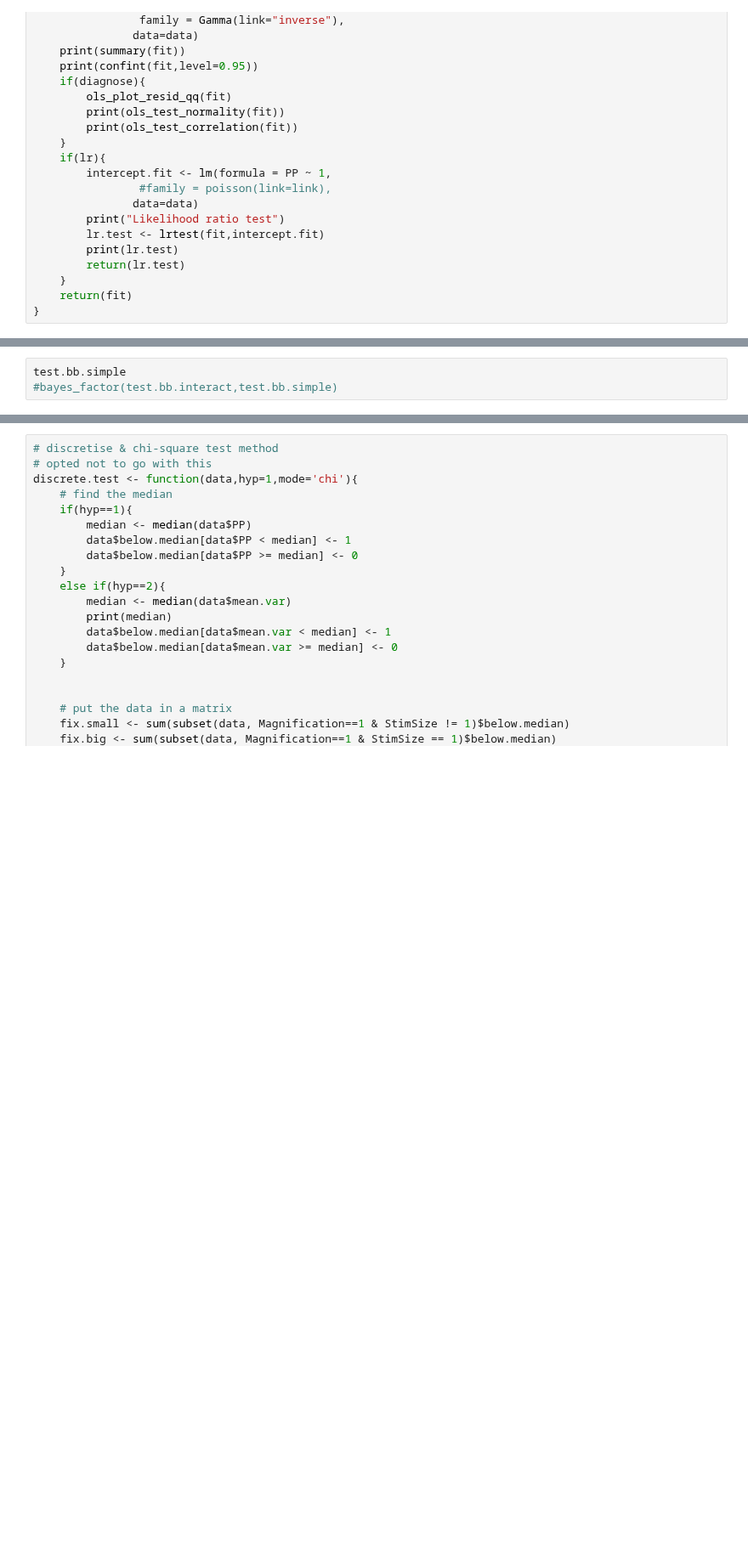
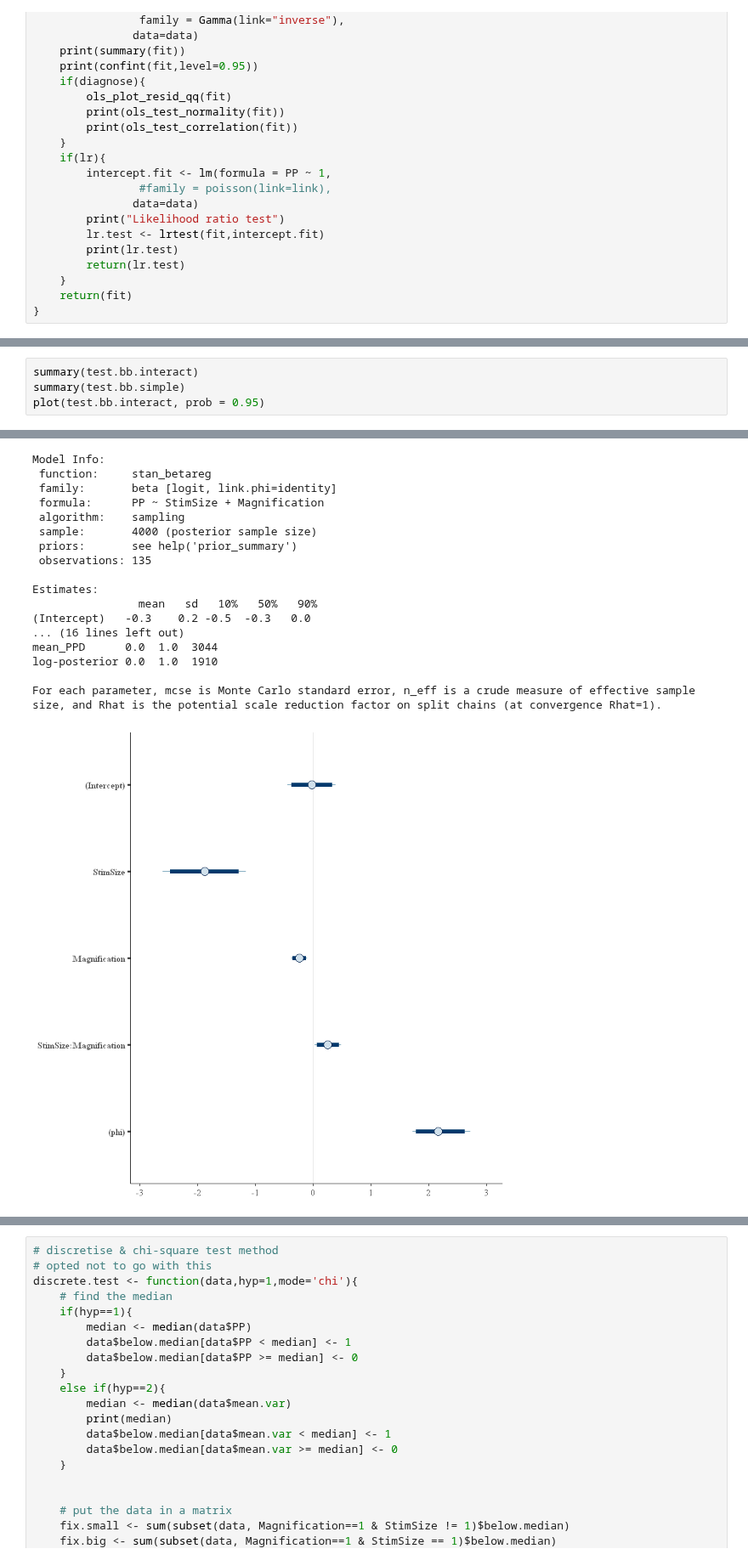
Before and after one commit to ArielZJ/Precision-Phenomenology-Data-Analysis, a Jupyter notebook: Fovea vs. Periphery Color Similarity Pilot Analysis - 2stim Analysis.ipynb, the cells around one changed output, grey strips where cells are left out. Shown at 85% size. Saved outputs shown, nothing was run; the diff lists cells and outputs as text; blank space fills up the shorter version.

```diff
--- a/Fovea vs. Periphery Color Similarity Pilot Analysis - 2stim Analysis.ipynb
+++ b/Fovea vs. Periphery Color Similarity Pilot Analysis - 2stim Analysis.ipynb
@@ -1645,4 +1665,5 @@ ERROR: Error: logml values need to be numeric
 # %%
-test.bb.simple
-#bayes_factor(test.bb.interact,test.bb.simple)
+summary(test.bb.interact)
+summary(test.bb.simple)
+plot(test.bb.interact, prob = 0.95)
 # %% [output]
@@ -1663,0 +1687,18 @@ Warmup: 5000L
+Model Info:
+ function:     stan_betareg
+ family:       beta [logit, link.phi=identity]
+ formula:      PP ~ StimSize + Magnification
+ algorithm:    sampling
+ sample:       4000 (posterior sample size)
+ priors:       see help('prior_summary')
+ observations: 135
+
+Estimates:
+                mean   sd   10%   50%   90%
+(Intercept)   -0.3    0.2 -0.5  -0.3   0.0
+... (16 lines left out)
+mean_PPD      0.0  1.0  3044
+log-posterior 0.0  1.0  1910
+
+For each parameter, mcse is Monte Carlo standard error, n_eff is a crude measure of effective sample size, and Rhat is the potential scale reduction factor on split chains (at convergence Rhat=1).
+[figure, added]
```
Also changed, not shown: parts of 14 cells of this notebook, 1 other file.
